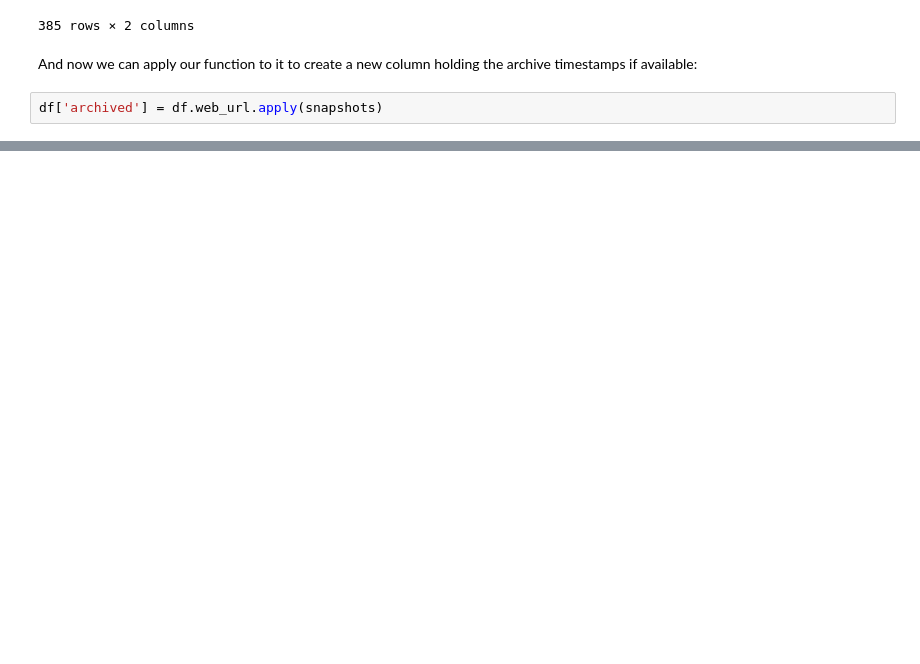
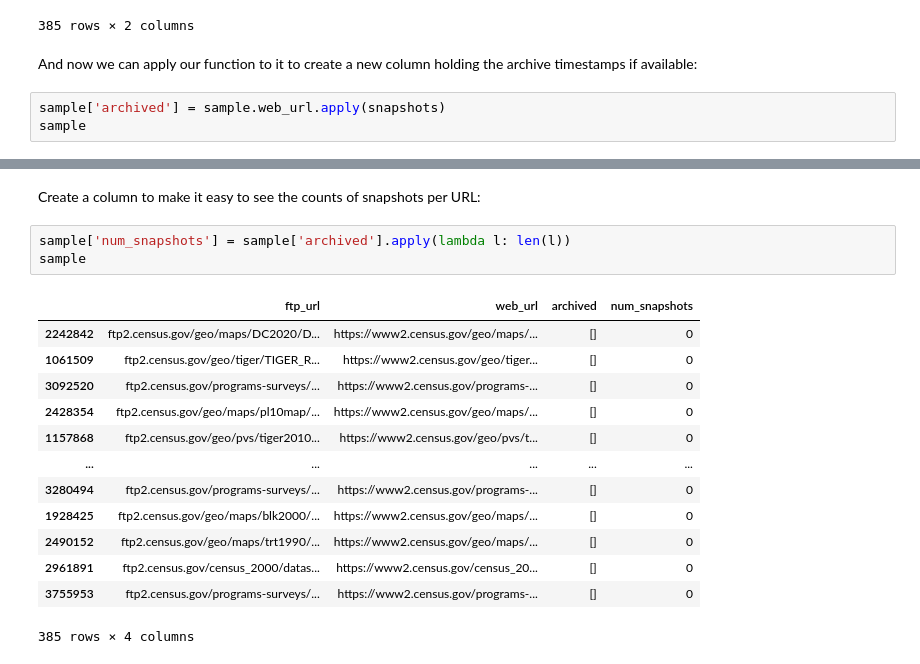
Before and after one commit to edsu/notebooks, a Jupyter notebook: CensusFTP.ipynb, the cells around one changed output, grey strips where cells are left out. Saved outputs shown, nothing was run; the diff lists cells and outputs as text; blank space fills up the shorter version.

```diff
--- a/CensusFTP.ipynb
+++ b/CensusFTP.ipynb
@@ -120,4 +123,5 @@ sample
 # %% [markdown]
 And now we can apply our function to it to create a new column holding the archive timestamps if available:
 # %%
-df['archived'] = df.web_url.apply(snapshots)
+sample['archived'] = sample.web_url.apply(snapshots)
+sample
@@ -123,0 +162,19 @@ df['archived'] = df.web_url.apply(snapshots)
+# %% [markdown]
+Create a column to make it easy to see the counts of snapshots per URL:
+# %%
+sample['num_snapshots'] = sample['archived'].apply(lambda l: len(l))
+sample
+# %% [output]
+|  | ftp_url | web_url | archived | num_snapshots |
+| 2242842 | ftp2.census.gov/geo/maps/DC2020/D... | https://www2.census.gov/geo/maps/... | [] | 0 |
+| 1061509 | ftp2.census.gov/geo/tiger/TIGER_R... | https://www2.census.gov/geo/tiger... | [] | 0 |
+| 3092520 | ftp2.census.gov/programs-surveys/... | https://www2.census.gov/programs-... | [] | 0 |
+| 2428354 | ftp2.census.gov/geo/maps/pl10map/... | https://www2.census.gov/geo/maps/... | [] | 0 |
+| 1157868 | ftp2.census.gov/geo/pvs/tiger2010... | https://www2.census.gov/geo/pvs/t... | [] | 0 |
+| ... | ... | ... | ... | ... |
+| 3280494 | ftp2.census.gov/programs-surveys/... | https://www2.census.gov/programs-... | [] | 0 |
+| 1928425 | ftp2.census.gov/geo/maps/blk2000/... | https://www2.census.gov/geo/maps/... | [] | 0 |
+| 2490152 | ftp2.census.gov/geo/maps/trt1990/... | https://www2.census.gov/geo/maps/... | [] | 0 |
+| 2961891 | ftp2.census.gov/census_2000/datas... | https://www2.census.gov/census_20... | [] | 0 |
+| 3755953 | ftp2.census.gov/programs-surveys/... | https://www2.census.gov/programs-... | [] | 0 |
+385 rows × 4 columns
```
Also changed, not shown: parts of 16 cells of this notebook.
